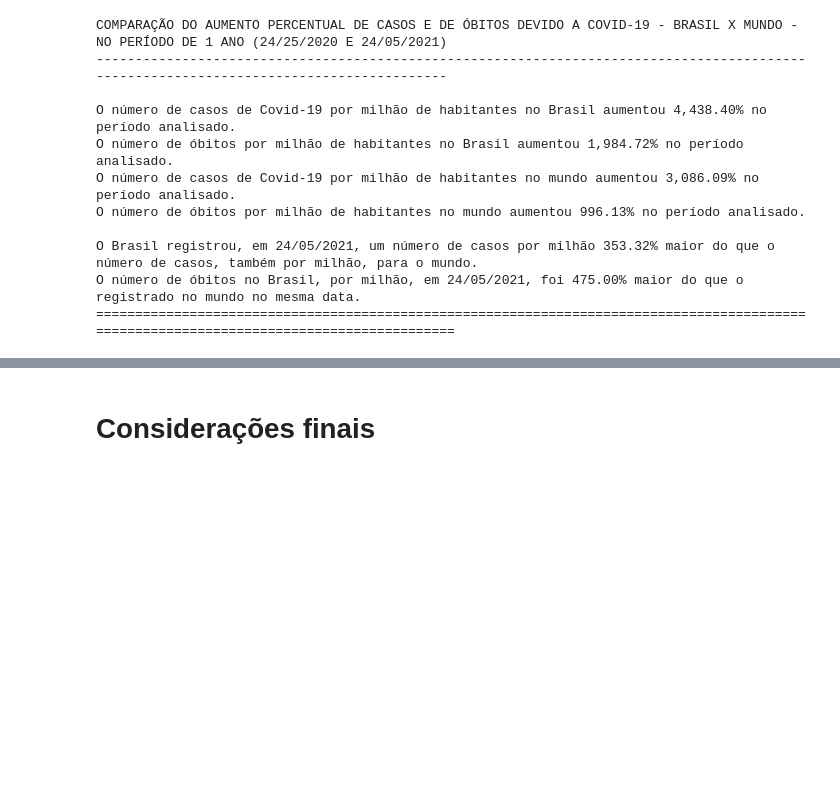
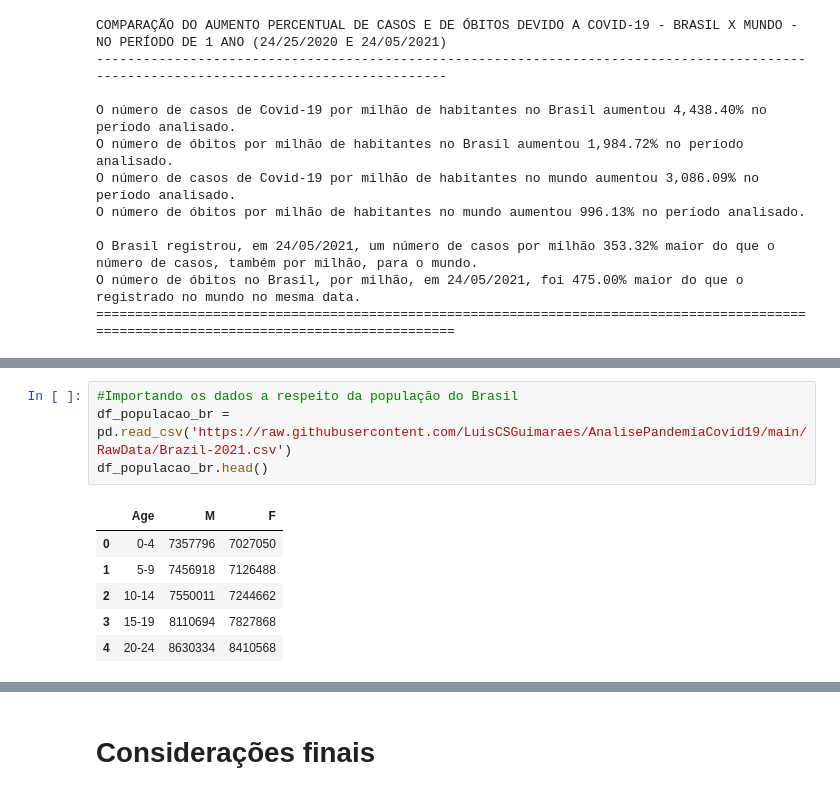
Before and after one commit to LuisCSGuimaraes/AnalisePandemiaCovid19, a Jupyter notebook: Notebook/Os números da pandemia - Panorama da COVID-19 no Brasil e no mundo.ipynb, the cells around one changed output, grey strips where cells are left out. Saved outputs shown, nothing was run; the diff lists cells and outputs as text; blank space fills up the shorter version.

```diff
--- a/Notebook/Os números da pandemia - Panorama da COVID-19 no Brasil e no mundo.ipynb
+++ b/Notebook/Os números da pandemia - Panorama da COVID-19 no Brasil e no mundo.ipynb
@@ -1226,0 +1231,11 @@ Ainda que os números relacionados a todo o mundo não sejam completos devido a
+# %%
+#Importando os dados a respeito da população do Brasil
+df_populacao_br = pd.read_csv('https://raw.githubusercontent.com/LuisCSGuimaraes/AnalisePandemiaCovid19/main/RawData/Brazil-2021.csv')
+df_populacao_br.head()
+# %% [output]
+|  | Age | M | F |
+| 0 | 0-4 | 7357796 | 7027050 |
+| 1 | 5-9 | 7456918 | 7126488 |
+| 2 | 10-14 | 7550011 | 7244662 |
+| 3 | 15-19 | 8110694 | 7827868 |
+| 4 | 20-24 | 8630334 | 8410568 |
```
Also changed, not shown: parts of 14 cells of this notebook.
